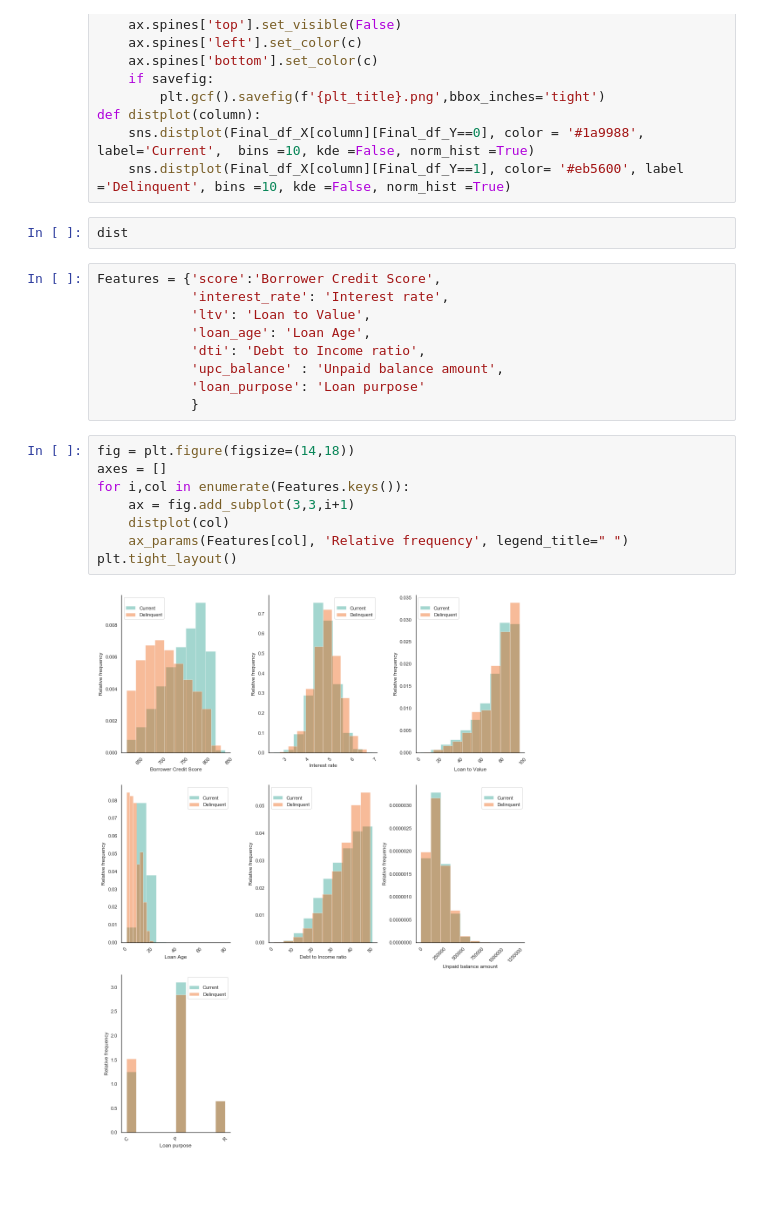
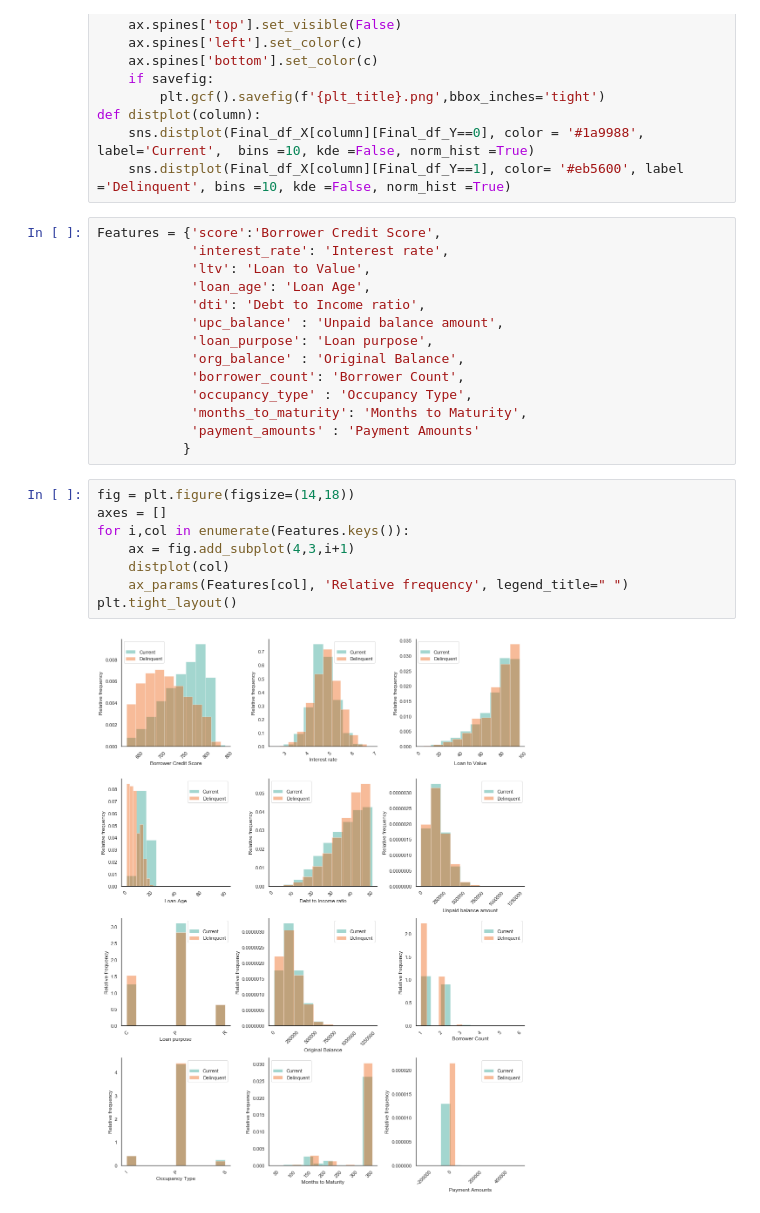
Before and after one commit to vyjayanthipp/Secondary_Mortgage_Loans, a Jupyter notebook: codes/VJ_Model.ipynb, the cells around one changed output. Saved outputs shown, nothing was run; the diff lists cells and outputs as text; blank space fills up the shorter version.

```diff
--- a/codes/VJ_Model.ipynb
+++ b/codes/VJ_Model.ipynb
@@ -117,8 +123,6 @@ def ax_params(xlabel, ylabel, plt_title=None, ax=None, legend_title=None, c='k',
 def distplot(column):
     sns.distplot(Final_df_X[column][Final_df_Y==0], color = '#1a9988', label='Current',  bins =10, kde =False, norm_hist =True)
     sns.distplot(Final_df_X[column][Final_df_Y==1], color= '#eb5600', label ='Delinquent', bins =10, kde =False, norm_hist =True)
-# %%
-dist
 # %%
 Features = {'score':'Borrower Credit Score',
             'interest_rate': 'Interest rate',
@@ -126,15 +130,20 @@ Features = {'score':'Borrower Credit Score',
             'loan_age': 'Loan Age',
             'dti': 'Debt to Income ratio',
             'upc_balance' : 'Unpaid balance amount',
-            'loan_purpose': 'Loan purpose'
-            }
+            'loan_purpose': 'Loan purpose',
+            'org_balance' : 'Original Balance',
+            'borrower_count': 'Borrower Count',
+            'occupancy_type' : 'Occupancy Type',
+            'months_to_maturity': 'Months to Maturity',
+            'payment_amounts' : 'Payment Amounts'
+           }
 # %%
 fig = plt.figure(figsize=(14,18))
 axes = []
 for i,col in enumerate(Features.keys()):
-    ax = fig.add_subplot(3,3,i+1)
+    ax = fig.add_subplot(4,3,i+1)
     distplot(col)
     ax_params(Features[col], 'Relative frequency', legend_title=" ")
 plt.tight_layout()
 # %% [output]
-[figure, old version]
+[figure, new version]
```
Also changed, not shown: parts of 19 cells of this notebook.
